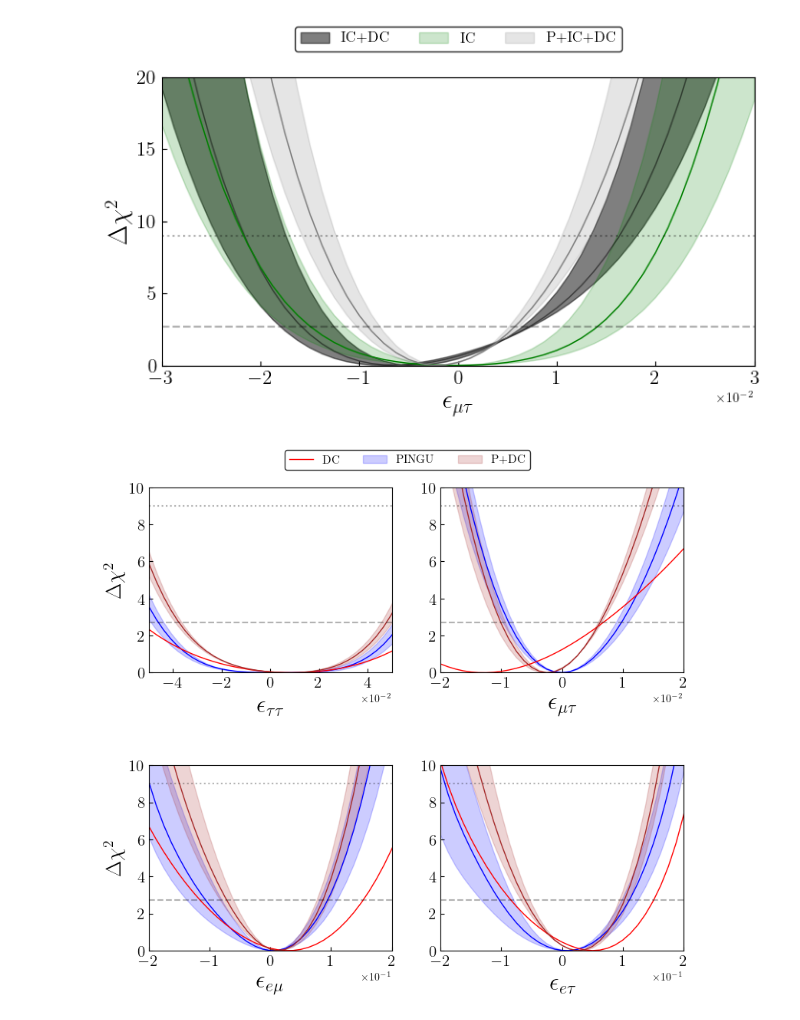
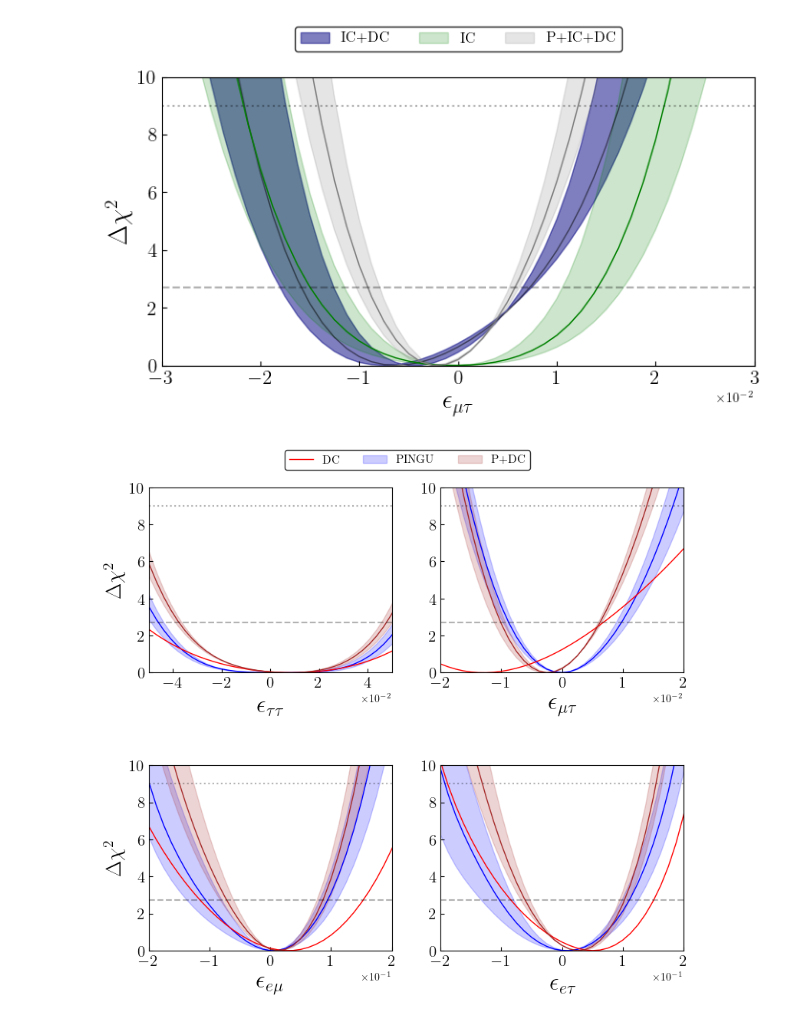
Before and after one commit to Sjoeborg/thesis, a Jupyter notebook: notebooks/joint.ipynb, the cells around one changed output. Cells and saved outputs as stored; diff of their text form; code cells hidden in the pictures.

```diff
--- a/notebooks/joint.ipynb
+++ b/notebooks/joint.ipynb
@@ -145,37 +145,37 @@ for i,nsi_param in enumerate(nsi_list):
 fig,ax = plt.subplots(1,1,figsize=(8,4))
 alpha_regions = 0.2
 alpha_lines = 1
-lw=1
+lw = 1
 
 nsi_param = 'emt'
-ax.fill_between(fine_e_ranges[1], best_cases[f'ID_{nsi_param}'], worst_cases[f'ID_{nsi_param}'],label='IC+DC', alpha=alpha_regions+0.3, color='k')
+ax.fill_between(fine_e_ranges[1], best_cases[f'ID_{nsi_param}'], worst_cases[f'ID_{nsi_param}'],label='IC+DC', alpha=alpha_regions+0.3, color='navy')
 ax.plot(fine_e_ranges[1], normal_cases[f'ID_{nsi_param}'], alpha=alpha_lines-0.5, lw=lw,color='k')
 
 ax.fill_between(fine_e_ranges[1], best_cases[f'I_{nsi_param}'], worst_cases[f'I_{nsi_param}'],label='IC', alpha=alpha_regions, color='g')
 ax.plot(fine_e_ranges[1], normal_cases[f'I_{nsi_param}'], alpha=alpha_lines, lw=lw, color='g')
 
 ax.fill_between(fine_e_ranges[1], best_cases[f'PID_{nsi_param}'], worst_cases[f'PID_{nsi_param}'], label='P+IC+DC', alpha=alpha_regions,color='grey')
 ax.plot(fine_e_ranges[1], normal_cases[f'PID_{nsi_param}'], alpha=alpha_lines, lw=lw,color='grey')
 
 
 
 ax.axhline(chi2.ppf(0.9,1), alpha=0.3, c='black', ls = '--')
 ax.axhline(chi2.ppf(0.9973,1), alpha=0.3, c='black', ls = ':')
 
-ax.set_ylim(bottom=0, top=20)
+ax.set_ylim(bottom=0, top=10)
 ax.set_xlim(left=-3e-2, right=3e-2)
 ax.set_xlabel(r'$\epsilon_{\mu\tau}$', fontsize=20)
 ax.set_ylabel(r'$\Delta \chi^2$', fontsize=20)
 ax.tick_params(labelsize=15)
 handles, labels = ax.get_legend_handles_labels()
 leg= ax.legend(handles, labels, loc='upper center', ncol=4, bbox_to_anchor=(0.5, 1.2),fontsize=11)
 leg.get_frame().set_edgecolor('k')
 ax.tick_params(axis='both', direction='in', which='both')
 ax.ticklabel_format(axis="x", style="sci", scilimits=(0,0))
 plt.subplots_adjust(hspace=0.6)
 fig.savefig('article/figures/PID_3D_emt.pdf', bbox_inches="tight")
 # %% [output]
-[figure, old version]
+[figure, new version]
 # %%
 fig, ax = plt.subplots(2,2,figsize=(9,8), constrained_layout=True)
 ax = ax.flatten()
```
Also changed, not shown: 2 other files.
